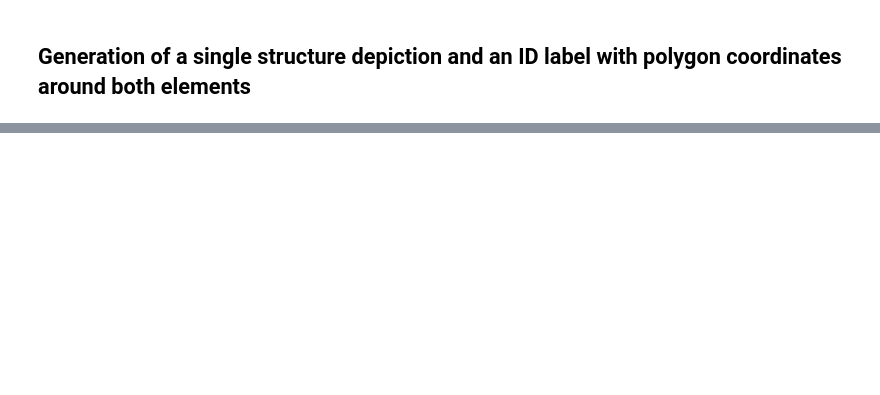
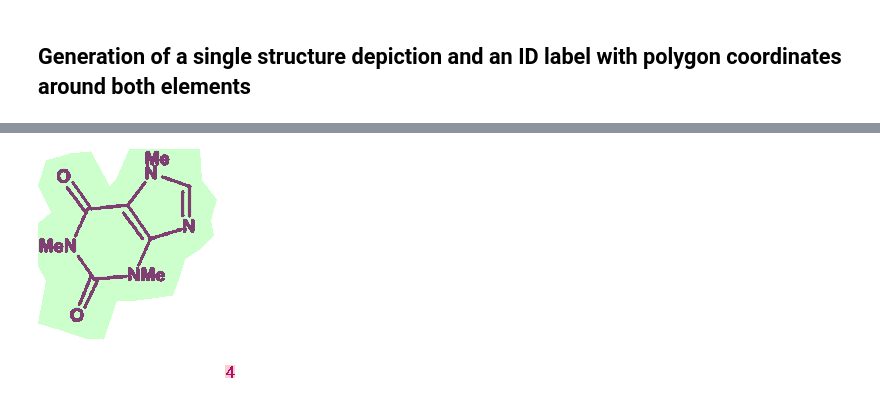
Before and after one commit to OBrink/chemical_page_segmentation_dataset, a Jupyter notebook: dataset_creation_notebook.ipynb, the cells around one changed output, grey strips where cells are left out. Cells and saved outputs as stored; diff of their text form; code cells hidden in the pictures; blank space fills up the shorter version.

```diff
--- a/dataset_creation_notebook.ipynb
+++ b/dataset_creation_notebook.ipynb
@@ -33,17 +37,19 @@ image
 # %%
 colour_dict = {
     'chemical_structure': (0,255,0,50),
     'chemical_ID': (255,0,0,50),
 }
-for region in annotation['regions']:
+for region in annotation:
     x_coords = region['shape_attributes']['all_points_x']
     y_coords = region['shape_attributes']['all_points_y']
     polygon = [(x_coords[n], y_coords[n]) for n in range(len(x_coords))]
     draw = ImageDraw.Draw(image, 'RGBA')
     colour = colour_dict[region['region_attributes']['type']]
     draw.polygon(polygon, fill = colour)
 
 image
+# %% [output]
+[figure, added]
 # %%
 image, annotation = dataset_creator.create_reaction_scheme()
 image
```
Also changed, not shown: parts of 9 cells of this notebook, 2 other files.
